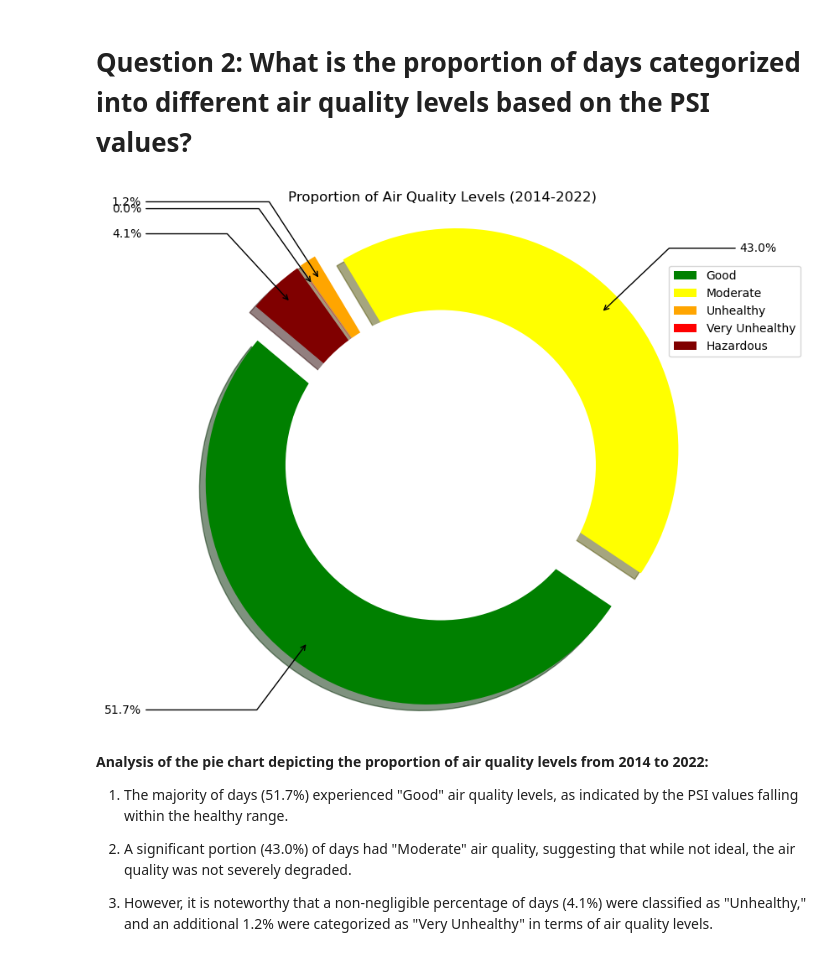
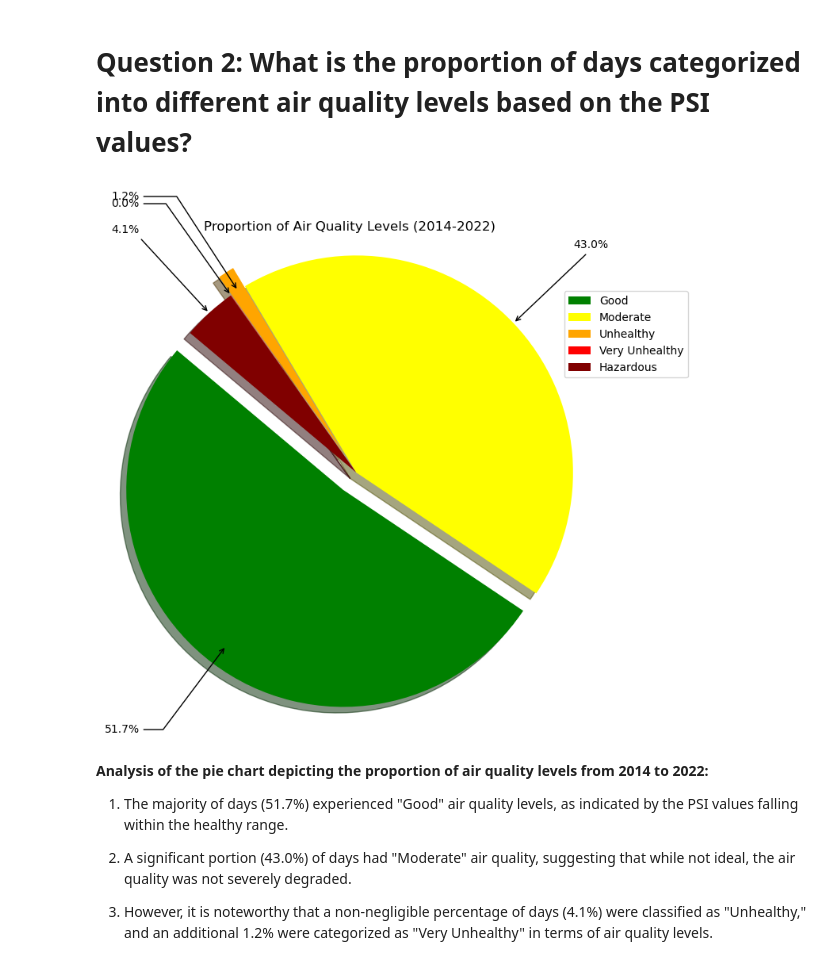
Before and after one commit to jianmin22/PDASCA1, a Jupyter notebook: ca1.ipynb, the cells around one changed output. Saved outputs shown, nothing was run; the diff lists cells and outputs as text; code cells hidden in the pictures.

```diff
--- a/ca1.ipynb
+++ b/ca1.ipynb
@@ -284,23 +308,23 @@ lowest_number_of_rain_days = rainfall_monthly_number_of_rain_days[np.argmin(rain
 print(f"{highest_number_of_rain_days['month']} had the highest number of rain days: {highest_number_of_rain_days['no_of_rainy_days']}")
 print(f"{lowest_number_of_rain_days['month']} had the lowest number of rain days: {lowest_number_of_rain_days['no_of_rainy_days']}")
 print()
-# Mean of each month's temperature across the years
-monthly_avg_no_of_rain_days = {}
+
+# Mean of each month's rain days across the years
+monthly_avg_no_of_rain_days = np.zeros(12)
+
 for i in range(1, 13):
-    month_str = f'{i:02d}'
-    # Create a mask for the current month using the last two characters of the date string
-    month_mask = np.array([date[-2:] == month_str for date in rainfall_monthly_number_of_rain_days['month']])
-    month_no_of_rain_days = rainfall_monthly_number_of_rain_days['no_of_rainy_days'][month_mask]
+    # Create a mask for the current month
+    month_mask_rainfall = np.array([datetime.strptime(date, '%Y-%m').month == i for date in rainfall_monthly_number_of_rain_days['month']])
+    month_no_of_rain_days = rainfall_monthly_number_of_rain_days['no_of_rainy_days'][month_mask_rainfall]
     if month_no_of_rain_days.size > 0:
         monthly_avg_no_of_rain_days[i-1] = np.mean(month_no_of_rain_days)
     else:
         monthly_avg_no_of_rain_days[i-1] = np.nan  # Handle possible missing data
 
 # Display the monthly averages
-month_names = ['January', 'February', 'March', 'April', 'May', 'June', 'July', 'August', 'September', 'October', 'November', 'December']
-print("Average no of rainy days for each month across all years:")
-for month, no_of_rainy_days in monthly_avg_no_of_rain_days.items():
-    print(f"{month_names[month]}: {no_of_rainy_days:.2f}")
+print("Average no of rainy days for each month across all 2014-2022:")
+for i in range(12):
+    print(f"{full_month_names[i]}: {monthly_avg_no_of_rain_days[i]:.2f}")
 # %% [output]
 Number of entries in the dataset: 108
 Average Number of raindays from year 2014-2022: 14.24
@@ -348,9 +371,6 @@ Through this statistic I will continue investigating about the potential influen
 # %% [markdown]
 # Question 2: What is the proportion of days categorized into different air quality levels based on the PSI values?
 # %%
-daily_avg_psi = np.mean([historical_psi['north'], historical_psi['south'], historical_psi['east'], historical_psi['west'], historical_psi['central']], axis=0)
-
-
 categories = {'Good': 0, 'Moderate': 0, 'Unhealthy': 0, 'Very Unhealthy': 0, 'Hazardous': 0}
 for avg_psi in daily_avg_psi:
     if avg_psi <= 50:
@@ -366,41 +386,36 @@ for avg_psi in daily_avg_psi:
 
 # Filter out categories with 0 counts
 filtered_categories = {k: v for k, v in categories.items() if v > 0}
 
 # Plot the pie chart
 labels = filtered_categories.keys()
 sizes = filtered_categories.values()
 colors = ['green', 'yellow', 'orange', 'red', 'maroon']
-explode = [0.1 if v > 0 else 0 for v in sizes]  # Explode non-zero slices to improve visibility
+explode = (0.1, 0, 0.1, 0, 0)
 
 plt.figure(figsize=(8, 8))
 patches, texts, autotexts = plt.pie(sizes, explode=explode, colors=colors, autopct='%1.1f%%', shadow=True, startangle=140,
                                    pctdistance=0.85)
-
-# Draw circle for 'doughnut' effect
-centre_circle = plt.Circle((0, 0), 0.70, fc='white')
-fig = plt.gcf()
-fig.gca().add_artist(centre_circle)
 
 # Add legend
 plt.legend(patches, labels, loc='upper right', bbox_to_anchor=(1.2, 0.9))
 
 # Annotate with arrows for percentages
 for i, (autotext, patch) in enumerate(zip(autotexts, patches)):
     angle = (patch.theta2 - patch.theta1) / 2. + patch.theta1
     x = patch.r * np.cos(np.deg2rad(angle))
     y = patch.r * np.sin(np.deg2rad(angle))
     horizontalalignment = {-1: 'right', 1: 'left'}[int(np.sign(x))]
     connectionstyle = "angle,angleA=0,angleB={}".format(angle)
-    plt.annotate(autotext.get_text(), xy=(x, y), xytext=(1.35*np.sign(x), 1.4*y),
+    plt.annotate(autotext.get_text(), xy=(x, y), xytext=(np.sign(x), 1.5*y),
                  horizontalalignment=horizontalalignment, arrowprops=dict(arrowstyle="->", connectionstyle=connectionstyle))
     autotext.set_text('')  # Remove original text to avoid duplication
 
 plt.title('Proportion of Air Quality Levels (2014-2022)')
 plt.axis('equal')  # Equal aspect ratio ensures that pie is drawn as a circle.
 plt.show()
 # %% [output]
-[figure, old version]
+[figure, new version]
 # %% [markdown]
 **Analysis of the pie chart depicting the proportion of air quality levels from 2014 to 2022:**
 
```
Also changed, not shown: parts of 20 cells of this notebook, 1 other file.
